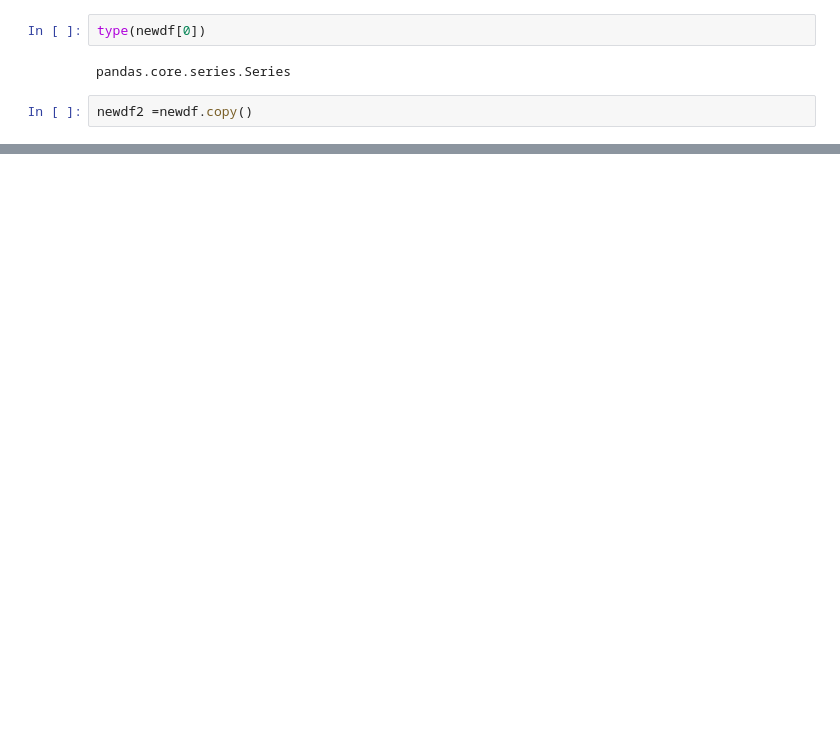
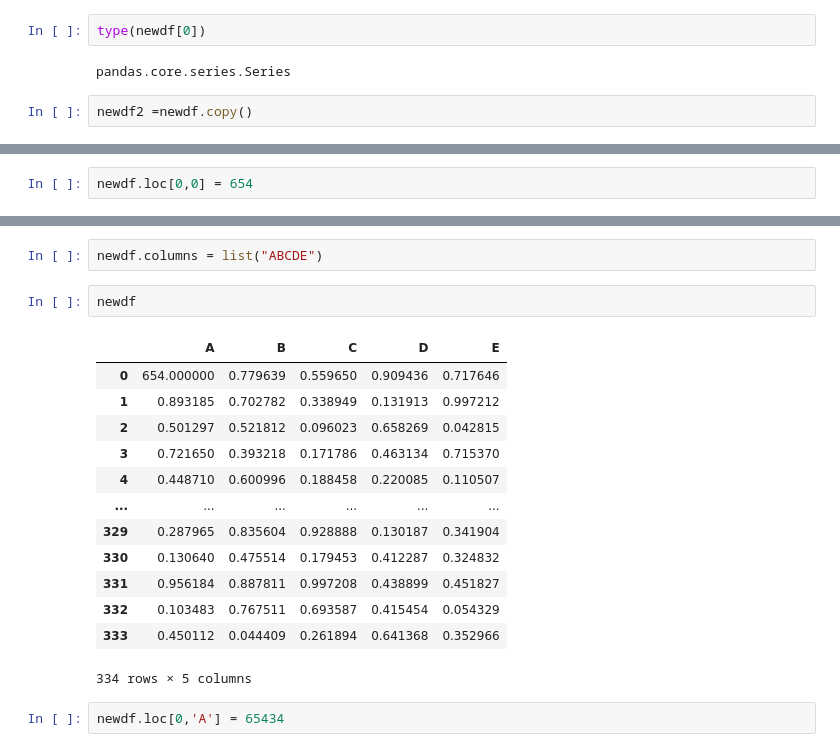
Before and after one commit to shah-shazid-askary/Jupyter007_notebookk_2024, a Jupyter notebook: shah1.ipynb, the cells around one changed output, grey strips where cells are left out. Drawn from its saved outputs; the diff is of its cells as text; blank space fills up the shorter version.

```diff
--- a/shah1.ipynb
+++ b/shah1.ipynb
@@ -301 +293,3 @@ newdf
 334 rows × 5 columns
+# %%
+newdf.loc[0,0] = 654
@@ -301,0 +302,20 @@ newdf
+# %%
+newdf.columns = list("ABCDE")
+# %%
+newdf
+# %% [output]
+|  | A | B | C | D | E |
+| 0 | 654.000000 | 0.779639 | 0.559650 | 0.909436 | 0.717646 |
+| 1 | 0.893185 | 0.702782 | 0.338949 | 0.131913 | 0.997212 |
+| 2 | 0.501297 | 0.521812 | 0.096023 | 0.658269 | 0.042815 |
+| 3 | 0.721650 | 0.393218 | 0.171786 | 0.463134 | 0.715370 |
+| 4 | 0.448710 | 0.600996 | 0.188458 | 0.220085 | 0.110507 |
+| ... | ... | ... | ... | ... | ... |
+| 329 | 0.287965 | 0.835604 | 0.928888 | 0.130187 | 0.341904 |
+| 330 | 0.130640 | 0.475514 | 0.179453 | 0.412287 | 0.324832 |
+| 331 | 0.956184 | 0.887811 | 0.997208 | 0.438899 | 0.451827 |
+| 332 | 0.103483 | 0.767511 | 0.693587 | 0.415454 | 0.054329 |
+| 333 | 0.450112 | 0.044409 | 0.261894 | 0.641368 | 0.352966 |
+334 rows × 5 columns
+# %%
+newdf.loc[0,'A'] = 65434
```
Also changed, not shown: parts of 75 cells of this notebook.
